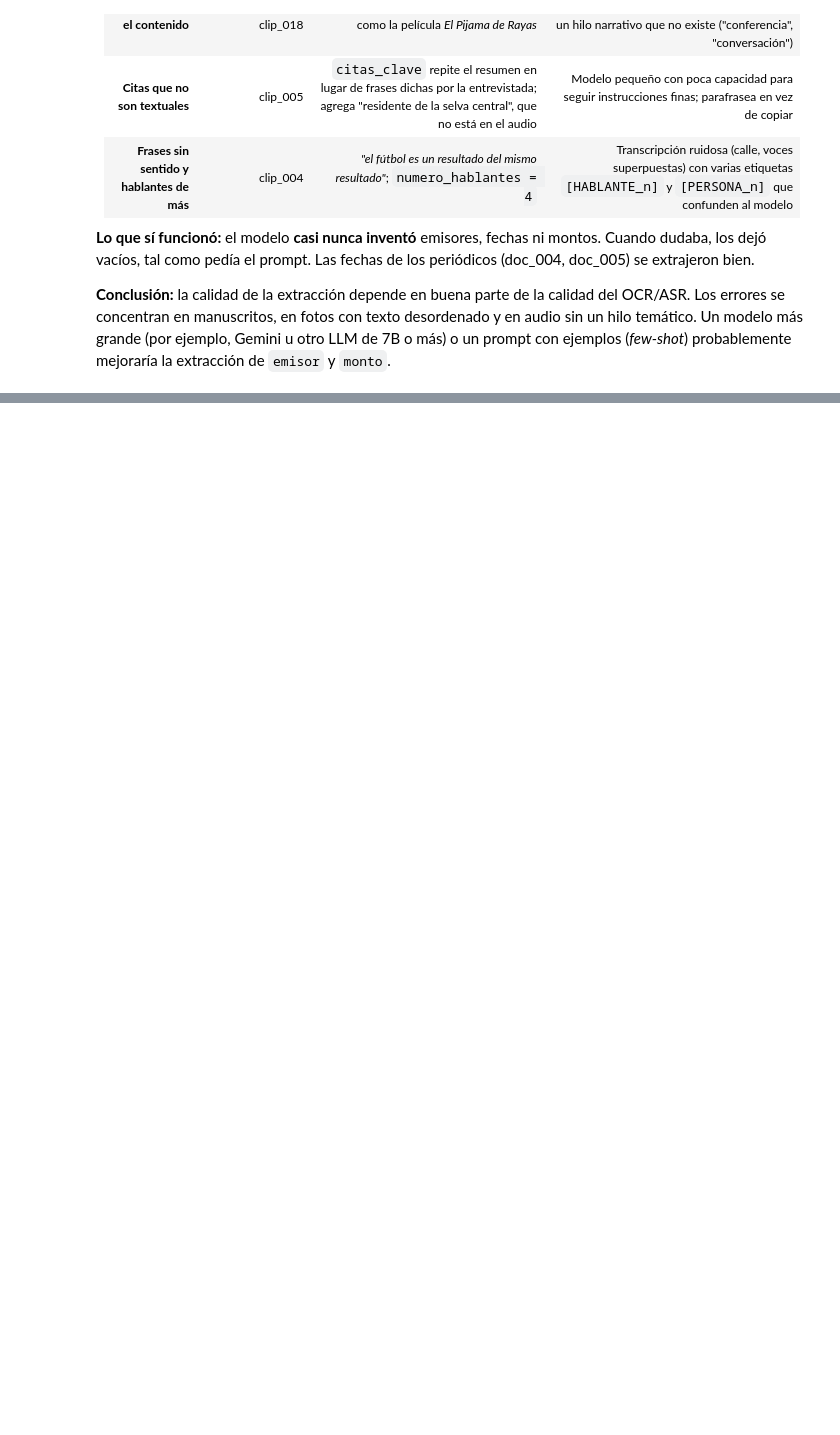
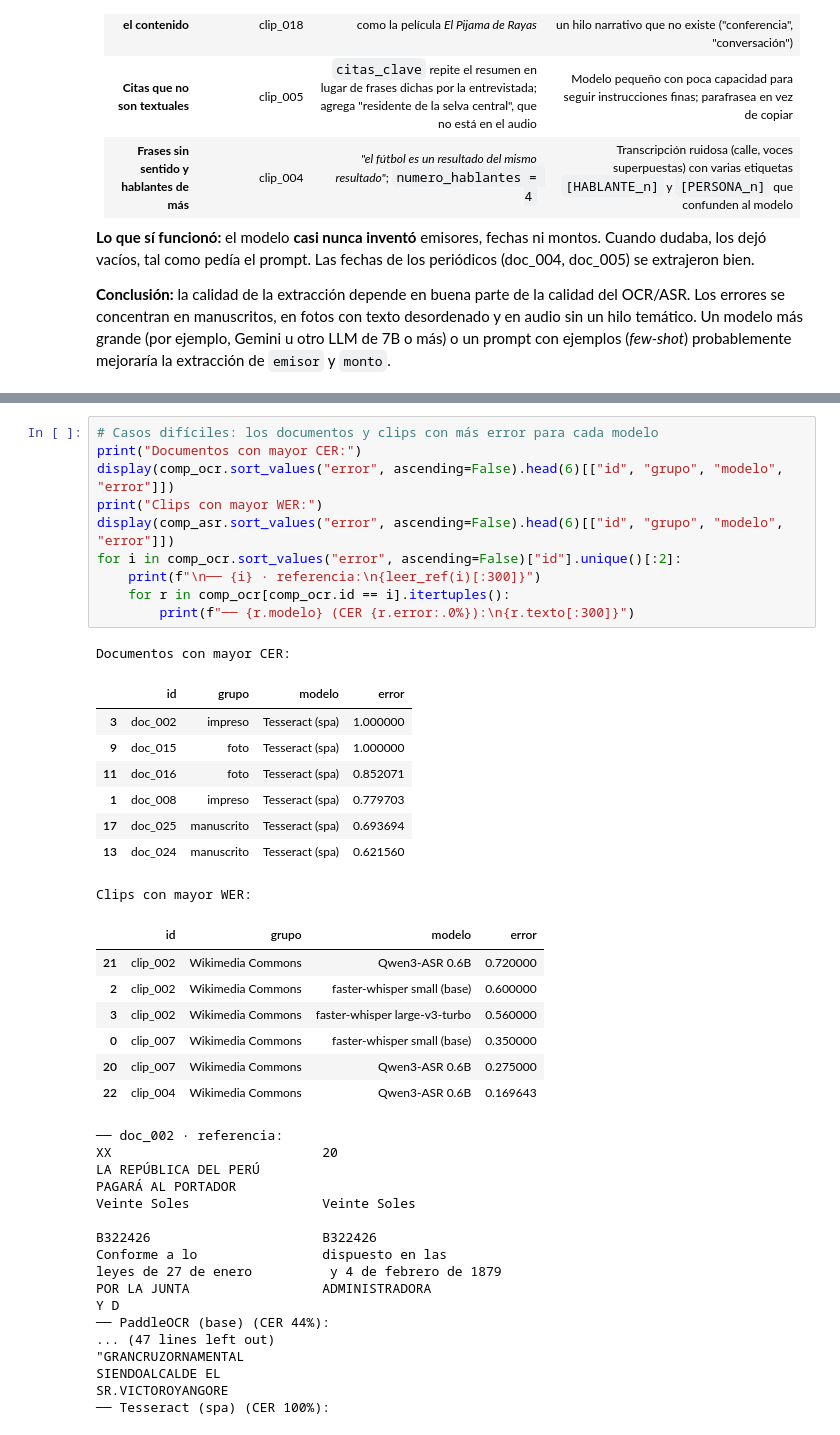
Before and after one commit to ValMur123/python_intermedio, a Jupyter notebook: tarea_2/02_evaluacion.ipynb, the cells around one changed output, grey strips where cells are left out. Cells and saved outputs as stored; diff of their text form; blank space fills up the shorter version.

```diff
--- a/tarea_2/02_evaluacion.ipynb
+++ b/tarea_2/02_evaluacion.ipynb
@@ -489,0 +549,44 @@ Listo: abre datos/auditoria_llm.csv en Excel → ['id', 'modalidad', 'tema', 're
+# %%
+# Casos difíciles: los documentos y clips con más error para cada modelo
+print("Documentos con mayor CER:")
+display(comp_ocr.sort_values("error", ascending=False).head(6)[["id", "grupo", "modelo", "error"]])
+print("Clips con mayor WER:")
+display(comp_asr.sort_values("error", ascending=False).head(6)[["id", "grupo", "modelo", "error"]])
+for i in comp_ocr.sort_values("error", ascending=False)["id"].unique()[:2]:
+    print(f"\n── {i} · referencia:\n{leer_ref(i)[:300]}")
+    for r in comp_ocr[comp_ocr.id == i].itertuples():
+        print(f"── {r.modelo} (CER {r.error:.0%}):\n{r.texto[:300]}")
+# %% [output]
+Documentos con mayor CER:
+|  | id | grupo | modelo | error |
+| 3 | doc_002 | impreso | Tesseract (spa) | 1.000000 |
+| 9 | doc_015 | foto | Tesseract (spa) | 1.000000 |
+| 11 | doc_016 | foto | Tesseract (spa) | 0.852071 |
+| 1 | doc_008 | impreso | Tesseract (spa) | 0.779703 |
+| 17 | doc_025 | manuscrito | Tesseract (spa) | 0.693694 |
+| 13 | doc_024 | manuscrito | Tesseract (spa) | 0.621560 |
+Clips con mayor WER:
+|  | id | grupo | modelo | error |
+| 21 | clip_002 | Wikimedia Commons | Qwen3-ASR 0.6B | 0.720000 |
+| 2 | clip_002 | Wikimedia Commons | faster-whisper small (base) | 0.600000 |
+| 3 | clip_002 | Wikimedia Commons | faster-whisper large-v3-turbo | 0.560000 |
+| 0 | clip_007 | Wikimedia Commons | faster-whisper small (base) | 0.350000 |
+| 20 | clip_007 | Wikimedia Commons | Qwen3-ASR 0.6B | 0.275000 |
+| 22 | clip_004 | Wikimedia Commons | Qwen3-ASR 0.6B | 0.169643 |
+── doc_002 · referencia:
+XX                           20
+LA REPÚBLICA DEL PERÚ
+PAGARÁ AL PORTADOR
+Veinte Soles                 Veinte Soles
+
+B322426                      B322426
+Conforme a lo                dispuesto en las
+leyes de 27 de enero          y 4 de febrero de 1879
+POR LA JUNTA                 ADMINISTRADORA
+Y D
+── PaddleOCR (base) (CER 44%):
+... (47 lines left out)
+"GRANCRUZORNAMENTAL
+SIENDOALCALDE EL
+SR.VICTOROYANGORE
+── Tesseract (spa) (CER 100%):
```
Also changed, not shown: parts of 4 cells of this notebook, 2 other files.
